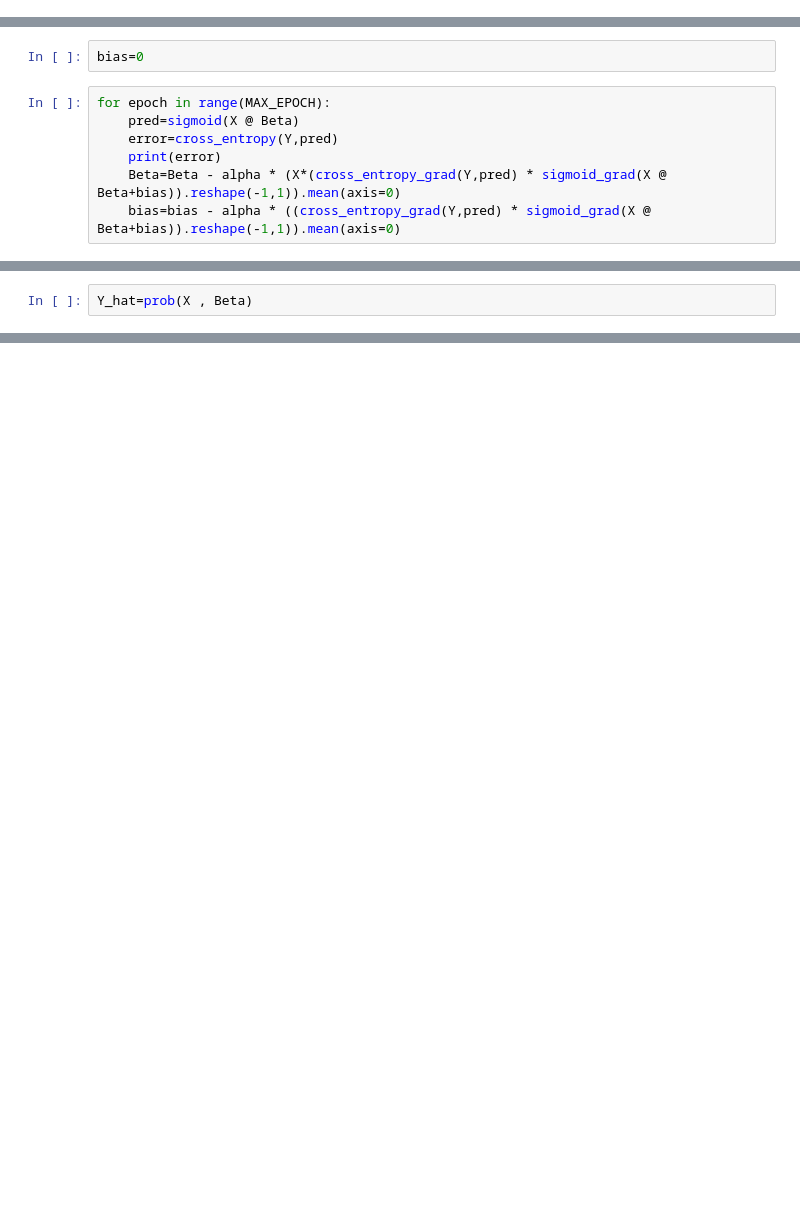
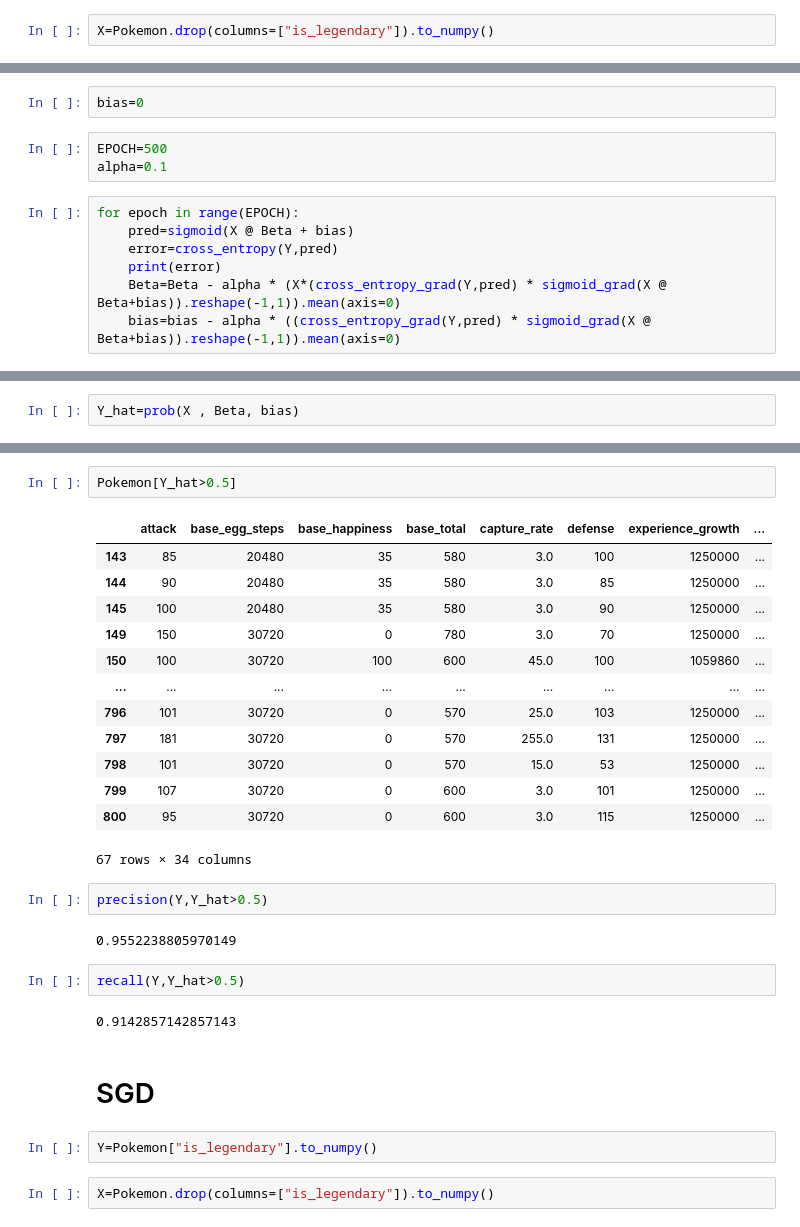
Before and after one commit to wernerolaf/Advanced_Learning, a Jupyter notebook: Project_1/Linear_regresion.ipynb, the cells around one changed output, grey strips where cells are left out. Drawn from its saved outputs; the diff is of its cells as text; blank space fills up the shorter version.

```diff
--- a/Project_1/Linear_regresion.ipynb
+++ b/Project_1/Linear_regresion.ipynb
@@ -219,3 +208,5 @@ def cross_entropy_grad(Y,Y_hat,eps=10**-10):
+# %%
+X=Pokemon.drop(columns=["is_legendary"]).to_numpy()
 # %%
 X=(X-X.mean(0))/X.std(0)
 # %%
@@ -228,8 +216,11 @@ alpha=0.01
 # %%
 bias=0
+# %%
+EPOCH=500
+alpha=0.1
 # %%
-for epoch in range(MAX_EPOCH):
-    pred=sigmoid(X @ Beta)
+for epoch in range(EPOCH):
+    pred=sigmoid(X @ Beta + bias)
     error=cross_entropy(Y,pred)
     print(error)
     Beta=Beta - alpha * (X*(cross_entropy_grad(Y,pred) * sigmoid_grad(X @ Beta+bias)).reshape(-1,1)).mean(axis=0)
@@ -255,2 +246,2 @@ for epoch in range(MAX_EPOCH):
 # %%
-Y_hat=prob(X , Beta)
+Y_hat=prob(X , Beta, bias)
@@ -256,0 +268,30 @@ Y_hat=prob(X , Beta)
+# %%
+Pokemon[Y_hat>0.5]
+# %% [output]
+|  | attack | base_egg_steps | base_happiness | base_total | capture_rate | defense | experience_growth | ... |
+| 143 | 85 | 20480 | 35 | 580 | 3.0 | 100 | 1250000 | ... |
+| 144 | 90 | 20480 | 35 | 580 | 3.0 | 85 | 1250000 | ... |
+| 145 | 100 | 20480 | 35 | 580 | 3.0 | 90 | 1250000 | ... |
+| 149 | 150 | 30720 | 0 | 780 | 3.0 | 70 | 1250000 | ... |
+| 150 | 100 | 30720 | 100 | 600 | 45.0 | 100 | 1059860 | ... |
+| ... | ... | ... | ... | ... | ... | ... | ... | ... |
+| 796 | 101 | 30720 | 0 | 570 | 25.0 | 103 | 1250000 | ... |
+| 797 | 181 | 30720 | 0 | 570 | 255.0 | 131 | 1250000 | ... |
+| 798 | 101 | 30720 | 0 | 570 | 15.0 | 53 | 1250000 | ... |
+| 799 | 107 | 30720 | 0 | 600 | 3.0 | 101 | 1250000 | ... |
+| 800 | 95 | 30720 | 0 | 600 | 3.0 | 115 | 1250000 | ... |
+67 rows × 34 columns
+# %%
+precision(Y,Y_hat>0.5)
+# %% [output]
+0.9552238805970149
+# %%
+recall(Y,Y_hat>0.5)
+# %% [output]
+0.9142857142857143
+# %% [markdown]
+# SGD
+# %%
+Y=Pokemon["is_legendary"].to_numpy()
+# %%
+X=Pokemon.drop(columns=["is_legendary"]).to_numpy()
```
Also changed, not shown: parts of 30 cells of this notebook.
